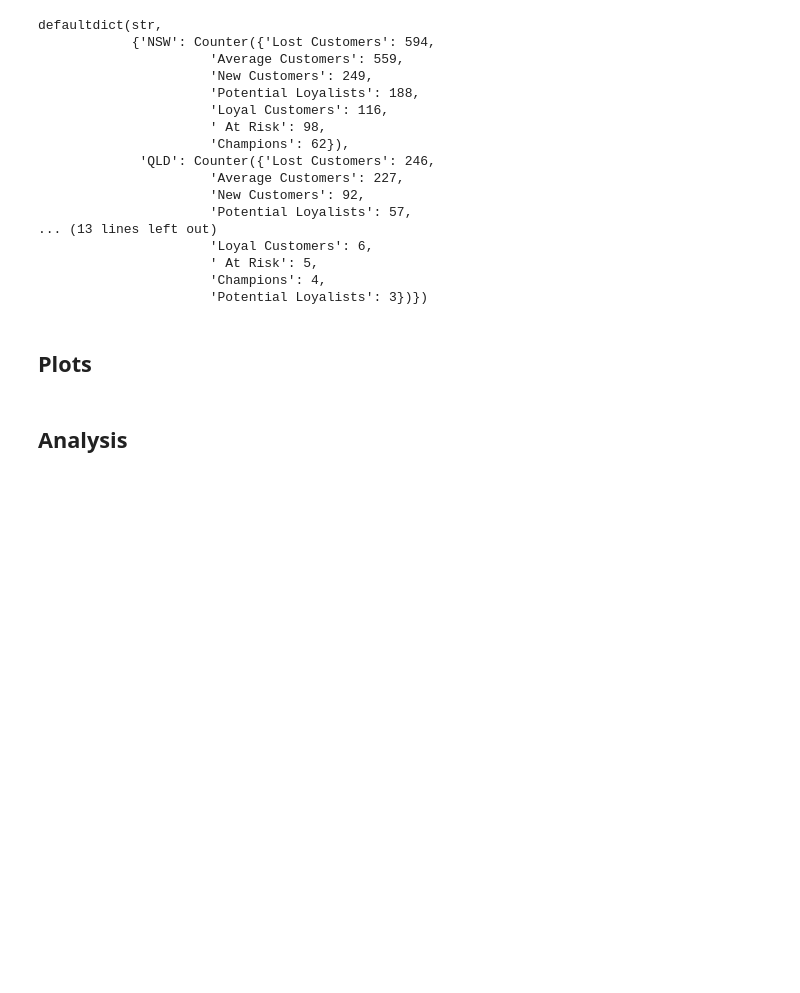
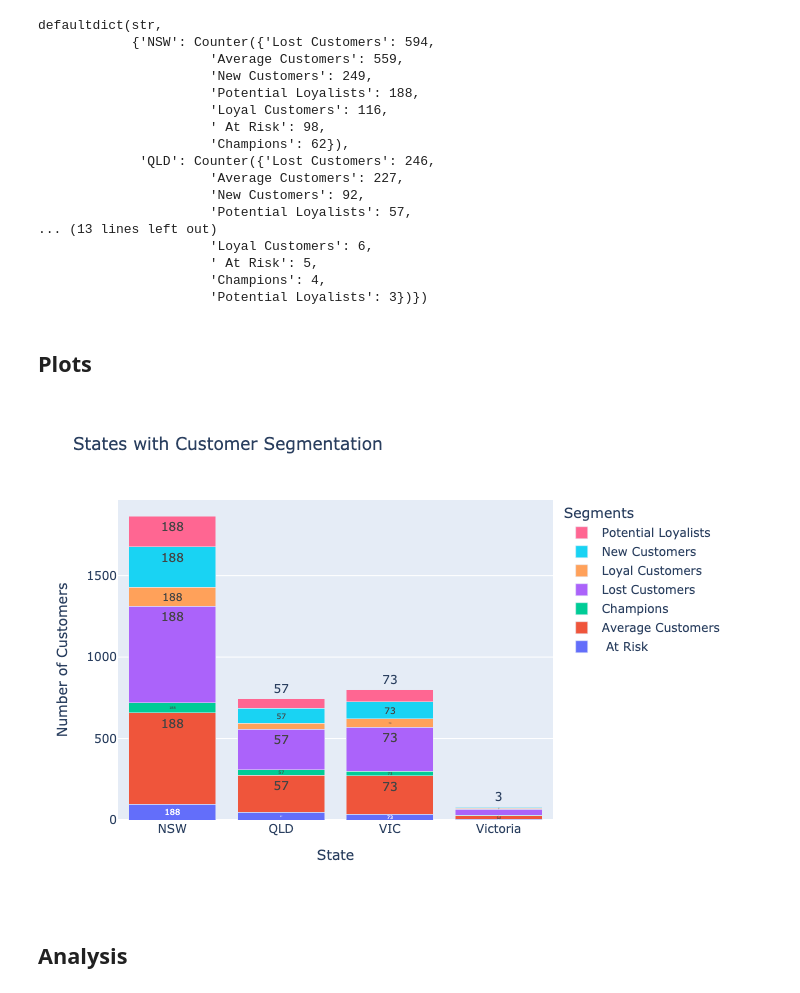
Before and after one commit to tanu-khanuja/customer_segmentation, a Jupyter notebook: notebooks/combined_data_analysis.ipynb, the cells around one changed output. Saved outputs shown, nothing was run; the diff lists cells and outputs as text; code cells hidden in the pictures; blank space fills up the shorter version.

```diff
--- a/notebooks/combined_data_analysis.ipynb
+++ b/notebooks/combined_data_analysis.ipynb
@@ -273,33 +271,43 @@ defaultdict(str,
 # %%
 import plotly.graph_objects as go
 
 segments = list(segmentwise_states.keys())  # For consistent stacking
 
 # Color map for segments
 colors = ['#636EFA', '#EF553B', '#00CC96', '#AB63FA', '#FFA15A', '#19D3F3', '#FF6692']
 
 # Create Figure
 fig = go.Figure()
 
 # Add bars for each segment
 for segment, color in zip(segments,colors):
     fig.add_trace(go.Bar(
         name = segment,
         x= list(statewise_segments.keys()),
         y =[statewise_segments[state].get(segment,0) for state in statewise_segments.keys()],
-        marker = dict(color=color)
+        marker = dict(color=color),
+        text=counts
     ))
 
 # Layout for bars
 fig.update_layout(
     barmode= 'stack',
-    title= 'Customer Segments by State',
+    title= 'States with Customer Segmentation',
     xaxis = dict(title= 'State'),
     yaxis = dict(title = 'Number of Customers'),
     legend = dict(title = 'Segments')
 )
 
-fig.show()
+# fig.show()
+
+# Save the figure as a static image
+pio.write_image(fig, 'states_with_segmentation.png')
+
+# Display the image in the notebook
+
+Image('states_with_segmentation.png')
+# %% [output]
+[figure, added]
 # %% [markdown]
 ## Analysis
 # %% [markdown]
```
Also changed, not shown: parts of 7 cells of this notebook, 12 other files.
